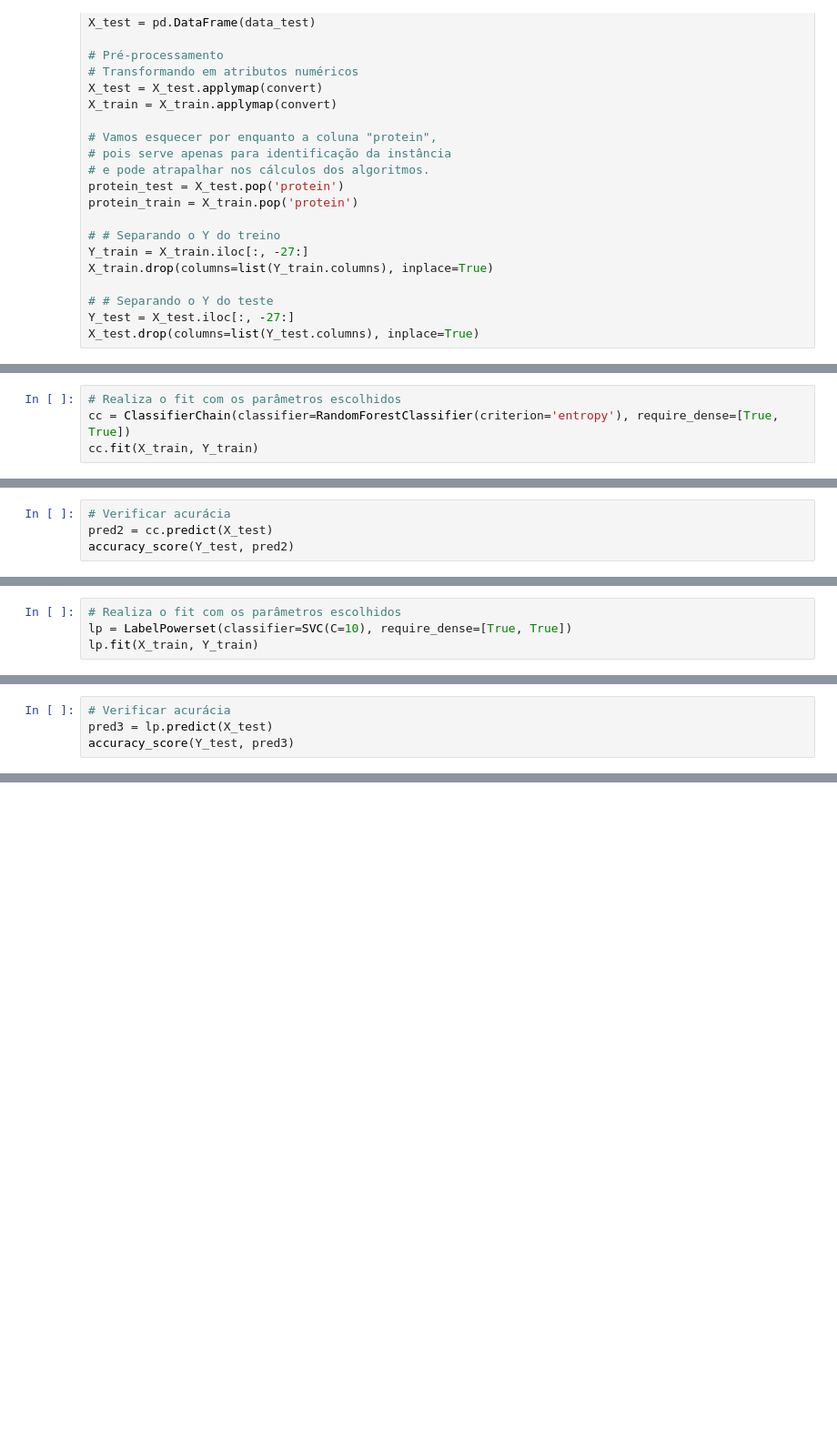
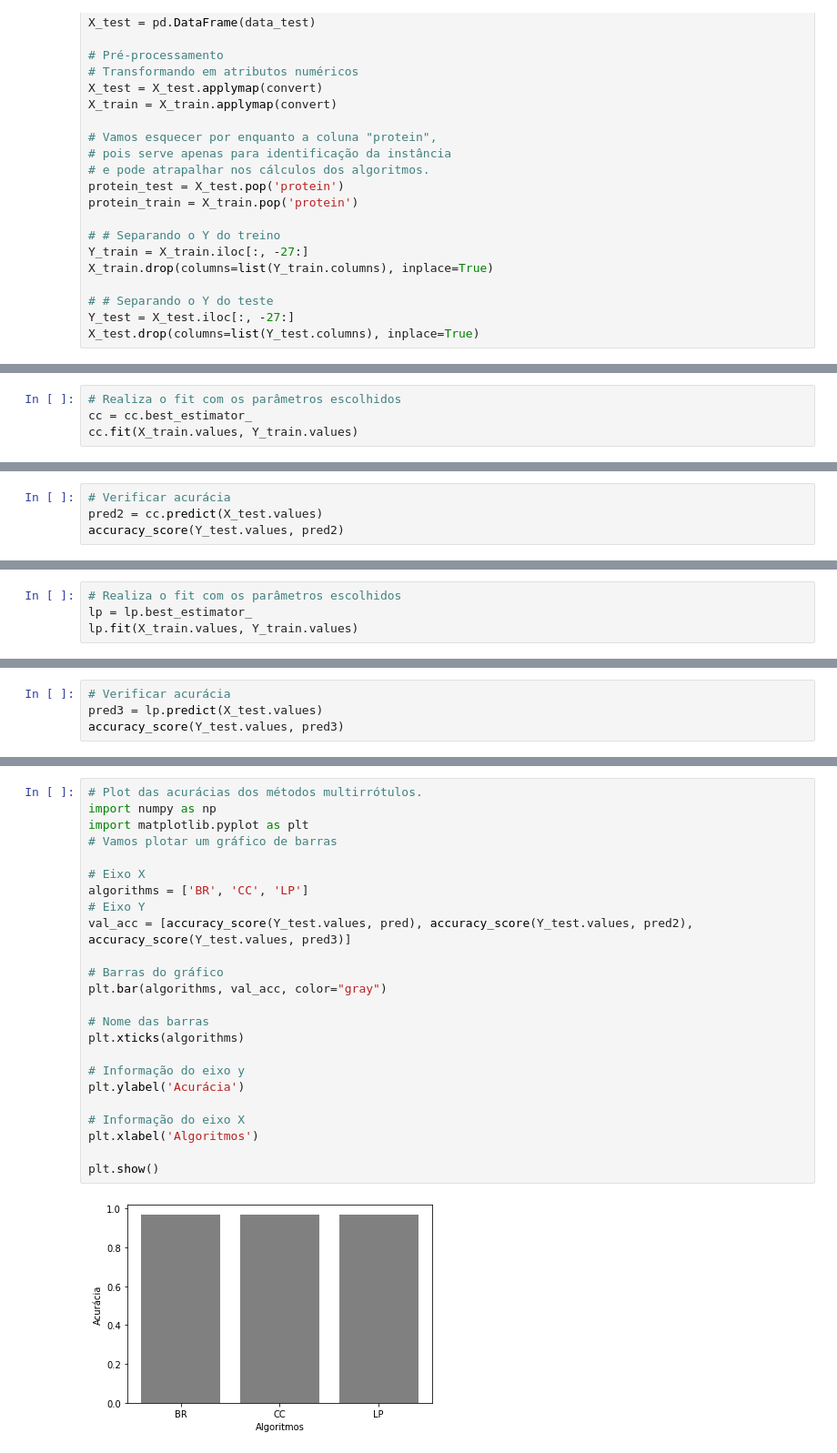
Before and after one commit to matheustmattioli/labelrizator-am2, a Jupyter notebook: genbase.ipynb, the cells around one changed output, grey strips where cells are left out. Shown at 91% size. Cells and saved outputs as stored; diff of their text form; blank space fills up the shorter version.

```diff
--- a/genbase.ipynb
+++ b/genbase.ipynb
@@ -206,4 +253,4 @@ cc.best_estimator_
 # %%
 # Realiza o fit com os parâmetros escolhidos
-cc = ClassifierChain(classifier=RandomForestClassifier(criterion='entropy'), require_dense=[True, True])
-cc.fit(X_train, Y_train)
+cc = cc.best_estimator_
+cc.fit(X_train.values, Y_train.values)
@@ -210,4 +261,4 @@ cc.fit(X_train, Y_train)
 # %%
 # Verificar acurácia
-pred2 = cc.predict(X_test)
-accuracy_score(Y_test, pred2)
+pred2 = cc.predict(X_test.values)
+accuracy_score(Y_test.values, pred2)
@@ -234,4 +333,4 @@ lp.best_estimator_
 # %%
 # Realiza o fit com os parâmetros escolhidos
-lp = LabelPowerset(classifier=SVC(C=10), require_dense=[True, True])
-lp.fit(X_train, Y_train)
+lp = lp.best_estimator_
+lp.fit(X_train.values, Y_train.values)
@@ -238,4 +340,4 @@ lp.fit(X_train, Y_train)
 # %%
 # Verificar acurácia
-pred3 = lp.predict(X_test)
-accuracy_score(Y_test, pred3)
+pred3 = lp.predict(X_test.values)
+accuracy_score(Y_test.values, pred3)
@@ -244,0 +429,26 @@ hamming_loss(Y_test, pred3)
+# %%
+# Plot das acurácias dos métodos multirrótulos.
+import numpy as np
+import matplotlib.pyplot as plt
+# Vamos plotar um gráfico de barras
+
+# Eixo X
+algorithms = ['BR', 'CC', 'LP']
+# Eixo Y
+val_acc = [accuracy_score(Y_test.values, pred), accuracy_score(Y_test.values, pred2), accuracy_score(Y_test.values, pred3)]
+
+# Barras do gráfico
+plt.bar(algorithms, val_acc, color="gray")
+
+# Nome das barras
+plt.xticks(algorithms)
+
+# Informação do eixo y
+plt.ylabel('Acurácia')
+
+# Informação do eixo X
+plt.xlabel('Algoritmos')
+
+plt.show()
+# %% [output]
+[figure, added]
```
Also changed, not shown: parts of 38 cells of this notebook, 1 other file.
